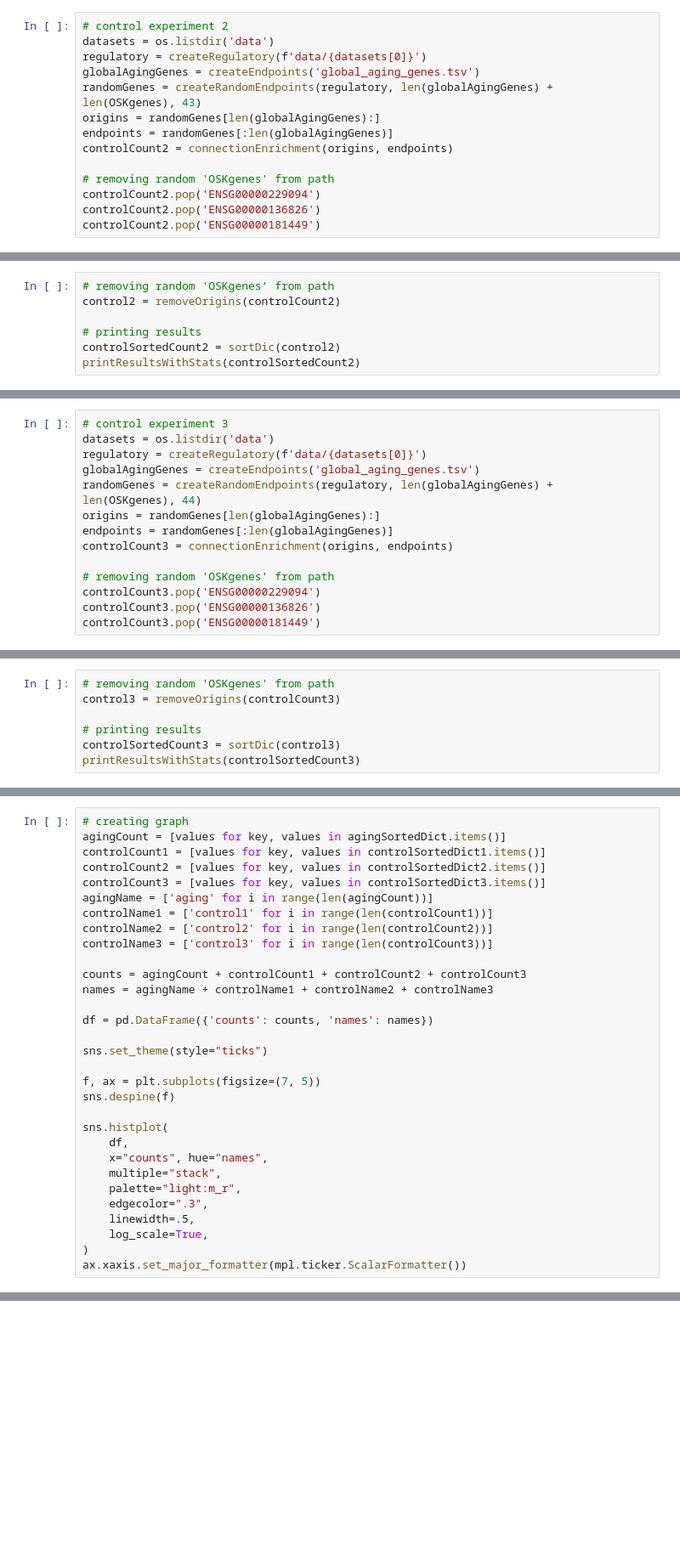
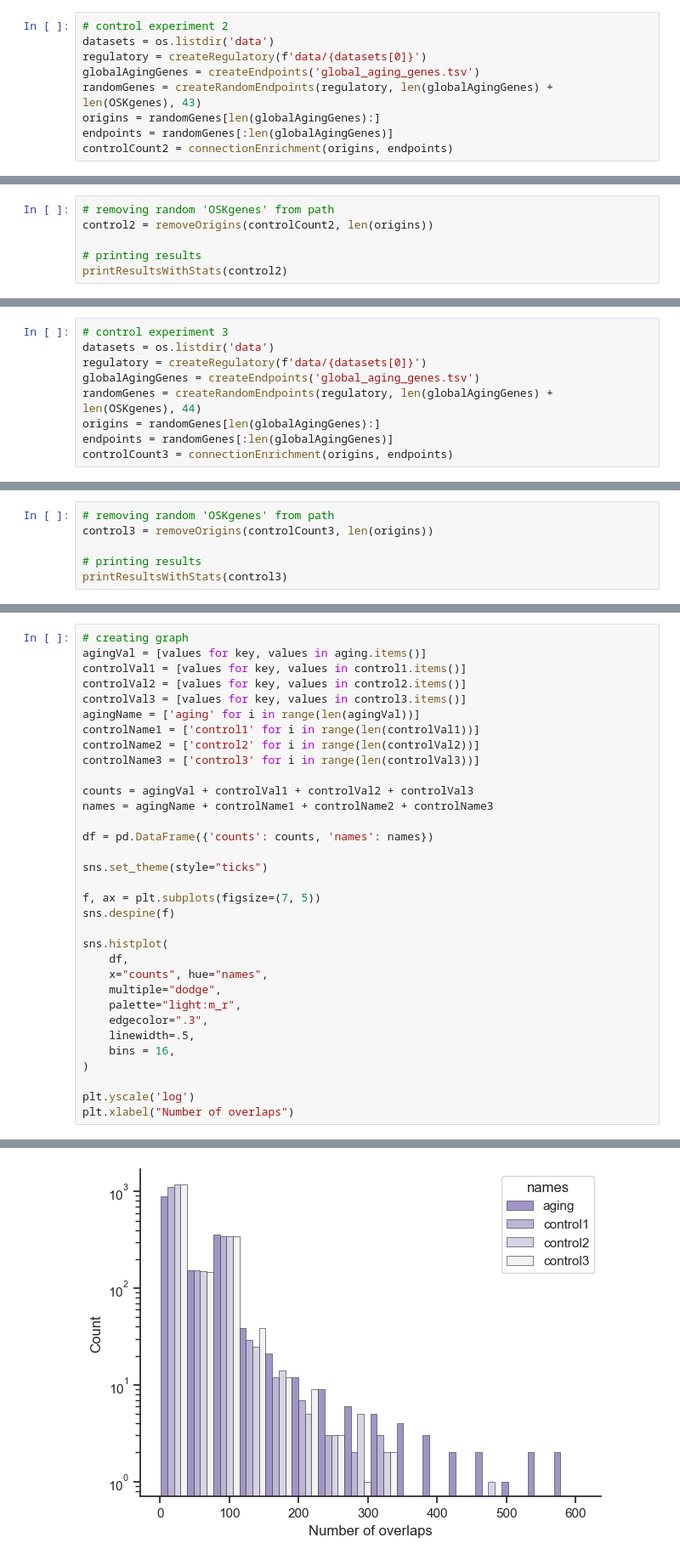
Before and after one commit to luojxxx/Aging-Bioinformatics, a Jupyter notebook: bioinfo.ipynb, the cells around one changed output, grey strips where cells are left out. Shown: that part at 85% size. Saved outputs shown, nothing was run; the diff lists cells and outputs as text; blank space fills up the shorter version.

Commit message:
Adding figures

```diff
--- a/bioinfo.ipynb
+++ b/bioinfo.ipynb
@@ -192,8 +316,3 @@ randomGenes = createRandomEndpoints(regulatory, len(globalAgingGenes) + len(OSKg
 origins = randomGenes[len(globalAgingGenes):]
 endpoints = randomGenes[:len(globalAgingGenes)]
 controlCount2 = connectionEnrichment(origins, endpoints)
-
-# removing random 'OSKgenes' from path
-controlCount2.pop('ENSG00000229094')
-controlCount2.pop('ENSG00000136826')
-controlCount2.pop('ENSG00000181449')
@@ -200,7 +385,6 @@ controlCount2.pop('ENSG00000181449')
 # %%
 # removing random 'OSKgenes' from path
-control2 = removeOrigins(controlCount2)
+control2 = removeOrigins(controlCount2, len(origins))
 
 # printing results
-controlSortedCount2 = sortDic(control2)
-printResultsWithStats(controlSortedCount2)
+printResultsWithStats(control2)
@@ -213,8 +402,3 @@ randomGenes = createRandomEndpoints(regulatory, len(globalAgingGenes) + len(OSKg
 origins = randomGenes[len(globalAgingGenes):]
 endpoints = randomGenes[:len(globalAgingGenes)]
 controlCount3 = connectionEnrichment(origins, endpoints)
-
-# removing random 'OSKgenes' from path
-controlCount3.pop('ENSG00000229094')
-controlCount3.pop('ENSG00000136826')
-controlCount3.pop('ENSG00000181449')
@@ -221,7 +471,6 @@ controlCount3.pop('ENSG00000181449')
 # %%
 # removing random 'OSKgenes' from path
-control3 = removeOrigins(controlCount3)
+control3 = removeOrigins(controlCount3, len(origins))
 
 # printing results
-controlSortedCount3 = sortDic(control3)
-printResultsWithStats(controlSortedCount3)
+printResultsWithStats(control3)
@@ -228,15 +482,15 @@ printResultsWithStats(controlSortedCount3)
 # %%
 # creating graph
-agingCount = [values for key, values in agingSortedDict.items()]
-controlCount1 = [values for key, values in controlSortedDict1.items()]
-controlCount2 = [values for key, values in controlSortedDict2.items()]
-controlCount3 = [values for key, values in controlSortedDict3.items()]
-agingName = ['aging' for i in range(len(agingCount))]
-controlName1 = ['control1' for i in range(len(controlCount1))]
-controlName2 = ['control2' for i in range(len(controlCount2))]
-controlName3 = ['control3' for i in range(len(controlCount3))]
+agingVal = [values for key, values in aging.items()]
+controlVal1 = [values for key, values in control1.items()]
+controlVal2 = [values for key, values in control2.items()]
+controlVal3 = [values for key, values in control3.items()]
+agingName = ['aging' for i in range(len(agingVal))]
+controlName1 = ['control1' for i in range(len(controlVal1))]
+controlName2 = ['control2' for i in range(len(controlVal2))]
+controlName3 = ['control3' for i in range(len(controlVal3))]
 
-counts = agingCount + controlCount1 + controlCount2 + controlCount3
+counts = agingVal + controlVal1 + controlVal2 + controlVal3
 names = agingName + controlName1 + controlName2 + controlName3
 
 df = pd.DataFrame({'counts': counts, 'names': names})
@@ -249,10 +503,13 @@ sns.despine(f)
 sns.histplot(
     df,
     x="counts", hue="names",
-    multiple="stack",
+    multiple="dodge",
     palette="light:m_r",
     edgecolor=".3",
     linewidth=.5,
-    log_scale=True,
+    bins = 16,
 )
-ax.xaxis.set_major_formatter(mpl.ticker.ScalarFormatter())
+
+plt.yscale('log')
+plt.xlabel("Number of overlaps")
+# %% [output]
@@ -258,0 +517 @@ ax.xaxis.set_major_formatter(mpl.ticker.ScalarFormatter())
+[figure, added]
```
Also changed, not shown: parts of 12 cells of this notebook.
